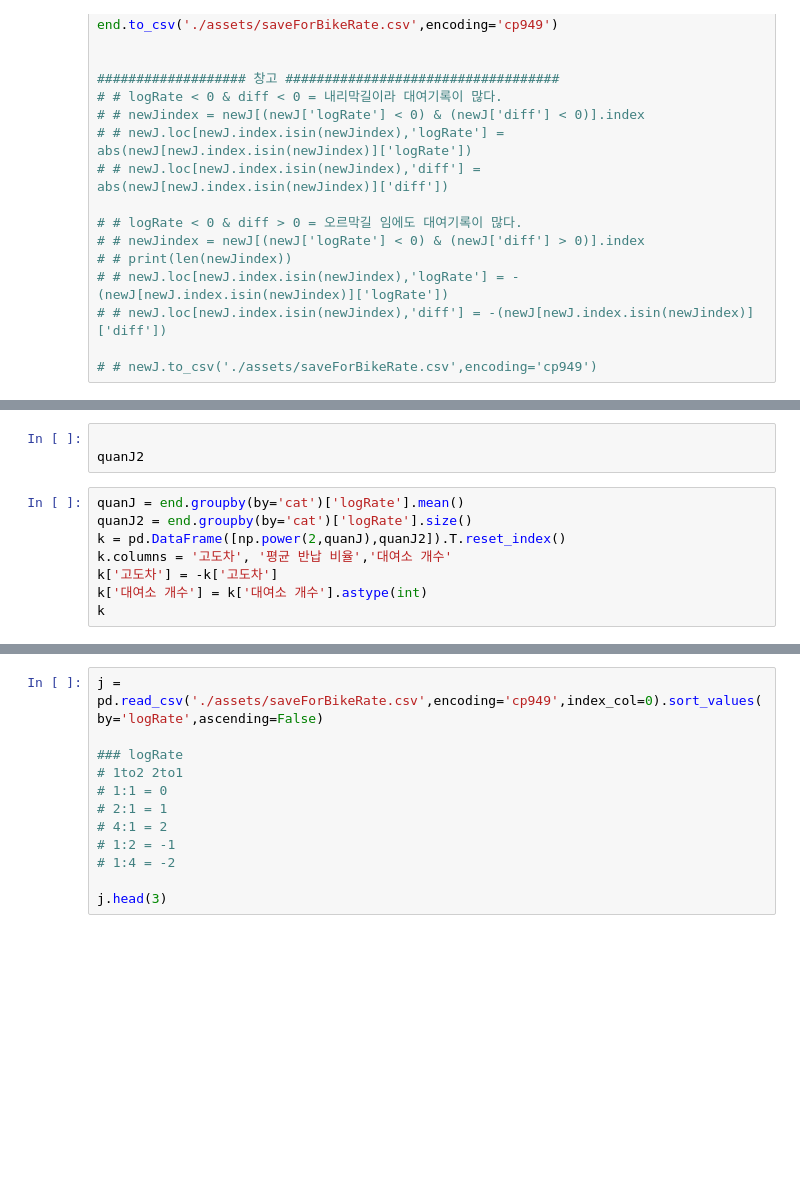
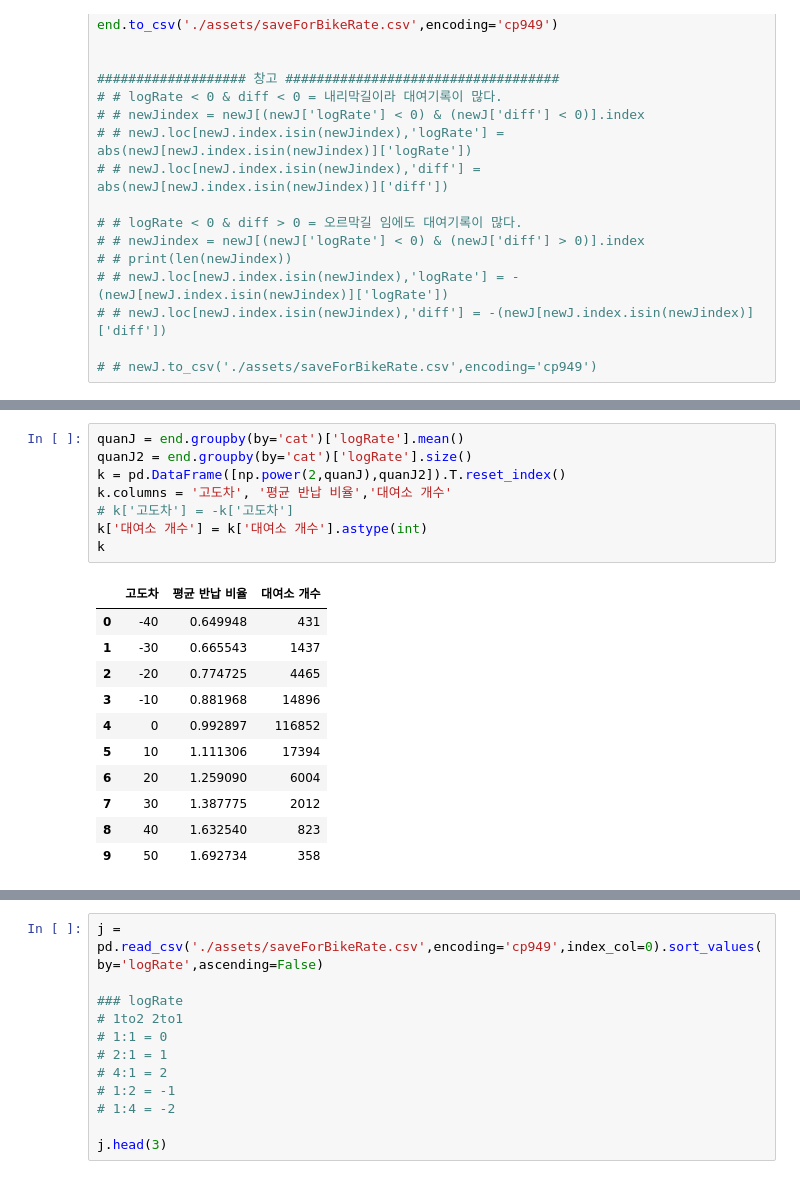
Before and after one commit to yangoos57/seoulBikeProject, a Jupyter notebook: backend/ExtractBikeTourplots.ipynb, the cells around one changed output, grey strips where cells are left out. Cells and saved outputs as stored; diff of their text form; blank space fills up the shorter version.

```diff
--- a/backend/ExtractBikeTourplots.ipynb
+++ b/backend/ExtractBikeTourplots.ipynb
@@ -912,11 +899,20 @@ plt.show()
-# %%
-
-quanJ2
 # %%
 quanJ = end.groupby(by='cat')['logRate'].mean()
 quanJ2 = end.groupby(by='cat')['logRate'].size()
 k = pd.DataFrame([np.power(2,quanJ),quanJ2]).T.reset_index()
 k.columns = '고도차', '평균 반납 비율','대여소 개수'
-k['고도차'] = -k['고도차']
+# k['고도차'] = -k['고도차']
 k['대여소 개수'] = k['대여소 개수'].astype(int)
 k
+# %% [output]
+|  | 고도차 | 평균 반납 비율 | 대여소 개수 |
+| 0 | -40 | 0.649948 | 431 |
+| 1 | -30 | 0.665543 | 1437 |
+| 2 | -20 | 0.774725 | 4465 |
+| 3 | -10 | 0.881968 | 14896 |
+| 4 | 0 | 0.992897 | 116852 |
+| 5 | 10 | 1.111306 | 17394 |
+| 6 | 20 | 1.259090 | 6004 |
+| 7 | 30 | 1.387775 | 2012 |
+| 8 | 40 | 1.632540 | 823 |
+| 9 | 50 | 1.692734 | 358 |
```
Also changed, not shown: parts of 6 cells of this notebook, 12 other files.
